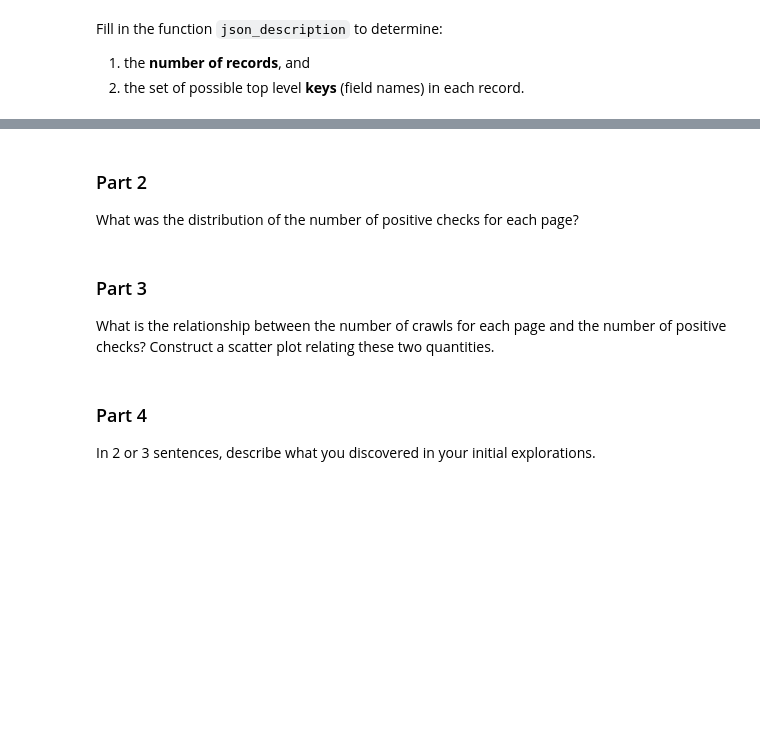
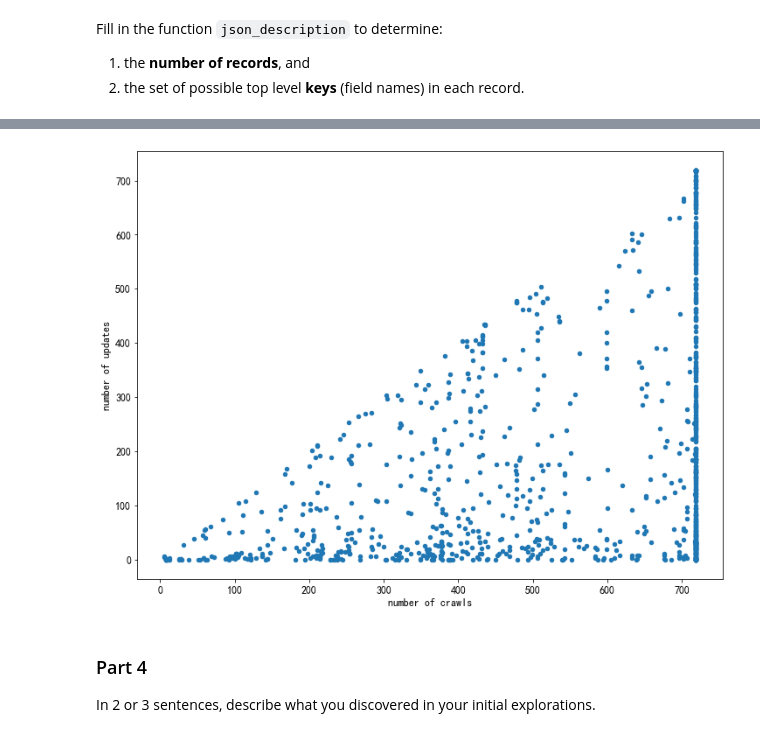
Before and after one commit to MorningStarOvO/Data-Science-Exercise, a Jupyter notebook: 第 2 次大作业/homework 2-2/homework 2-2.ipynb, the cells around one changed output, grey strips where cells are left out. Drawn from its saved outputs; the diff is of its cells as text; code cells hidden in the pictures; blank space fills up the shorter version.

```diff
--- a/第 2 次大作业/homework 2-2/homework 2-2.ipynb
+++ b/第 2 次大作业/homework 2-2/homework 2-2.ipynb
@@ -211,9 +377,8 @@ What was the distribution of the number of crawls for each page?  Did most get c
 # %%
-...
+# ----- 绘制散点图 ----- #
+crawl_stats.plot.scatter('number of crawls', 'number of updates')
 
 # Leave this for grading purposes
-q5_p1_plot = plt.gcf()
+q5_p3_plot = plt.gcf()
+# %% [output]
+[figure, added]
-# %% [markdown]
-### Part 2
-
-What was the distribution of the number of positive checks for each page?
@@ -225,4 +384,0 @@ q5_p2_plot = plt.gcf()
-# %% [markdown]
-### Part 3
-
-What is the relationship between the number of crawls for each page and the number of positive checks? Construct a scatter plot relating these two quantities.
```
Also changed, not shown: parts of 84 cells of this notebook.
